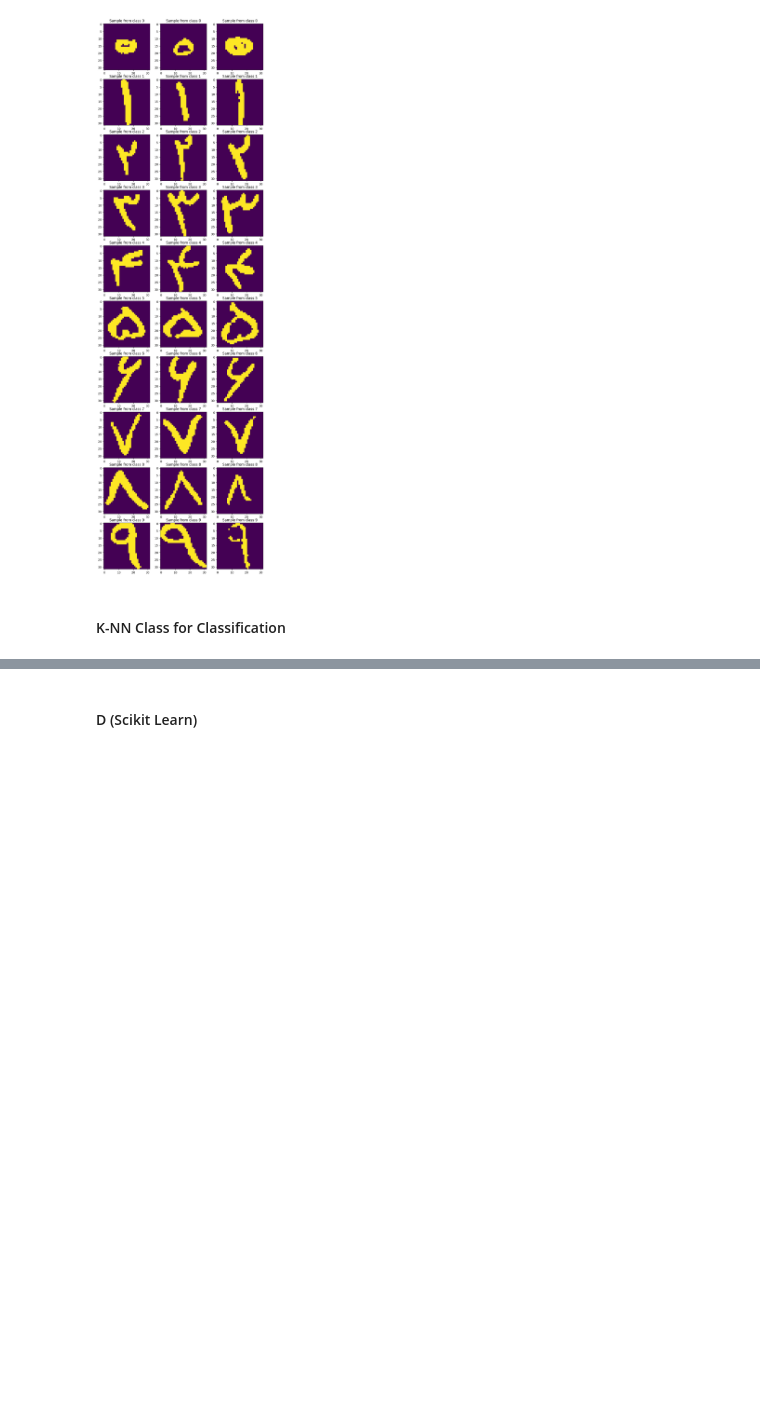
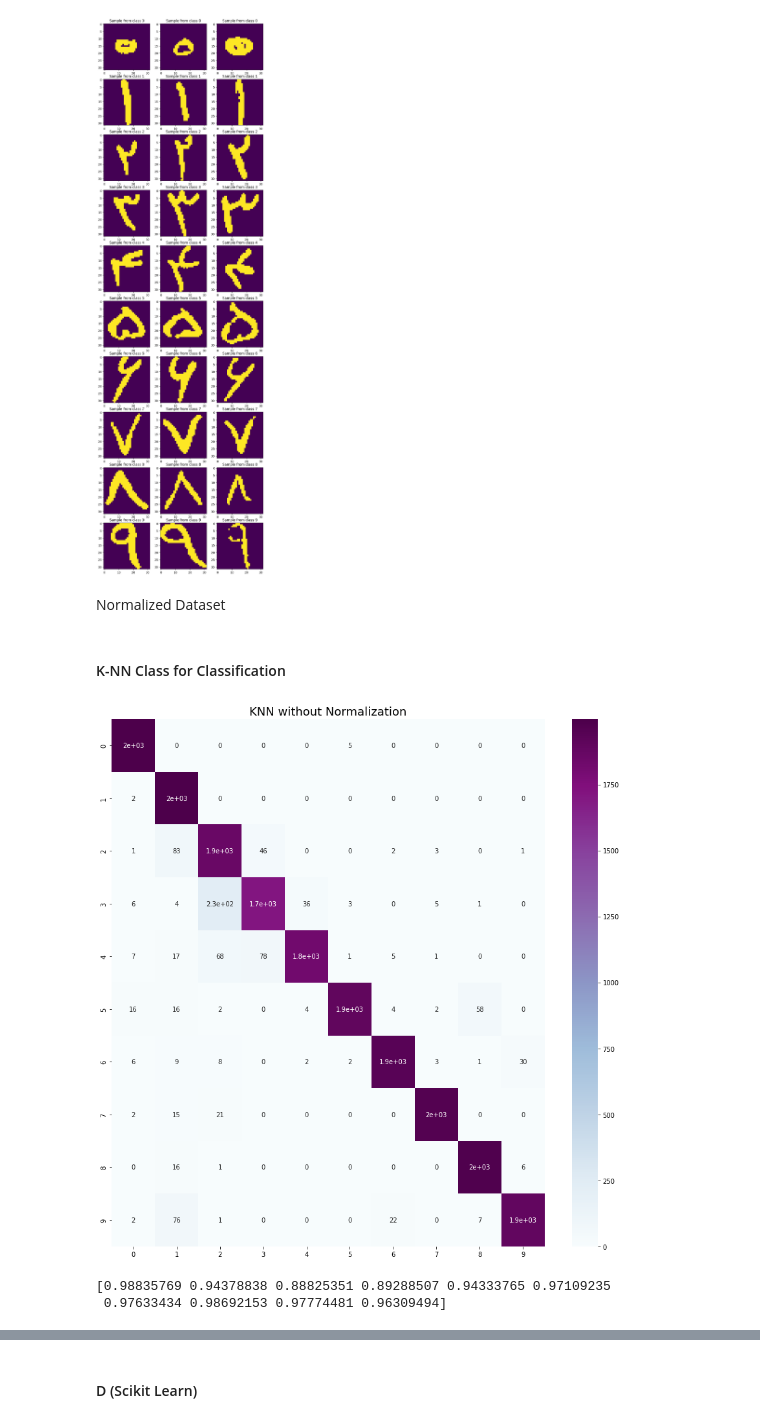
Before and after one commit to Kassra-sinaei/ML_HW_4, a Jupyter notebook: simulations/q7.ipynb, the cells around one changed output, grey strips where cells are left out. Drawn from its saved outputs; the diff is of its cells as text; code cells hidden in the pictures; blank space fills up the shorter version.

```diff
--- a/simulations/q7.ipynb
+++ b/simulations/q7.ipynb
@@ -49,3 +51,5 @@ while counter != 10:
         i += 1
 # %% [output]
 [figure]
+# %% [markdown]
+Normalized Dataset
@@ -68,13 +79,24 @@ class KNN:
     def predict(self, x):
         y = np.zeros(x.shape[0])
         for i in range(x.shape[0]):
-            distances = self.dist(self.x, np.tile(x[i],(self.n_sample,1)))
-            neighbours_id = np.argpartition(distances, self.k)
-            neighbours = self.x[neighbours_id]
+            distances = self.dist(x[i], self.x)
+            neighbours_id = np.argsort(distances)
+            neighbours = self.y[neighbours_id[:self.k]]
 
             values, counts = np.unique(neighbours, return_counts=True)
             ind = np.argmax(counts)
             y[i] = values[ind]
-        pass
-
-classifier = KNN(5, X_train, Y_train)
+        return y
+# %%
+classifier = KNN(5, X_train, Y_train)
+y_predict = classifier.predict(X_test)
+# %%
+plt.figure(figsize = (15,15))
+sns.heatmap(confusion_matrix(Y_test, y_predict), annot=True, cmap="BuPu")
+plt.title("KNN without Normalization", fontsize = 18)
+plt.show()
+print(f1_score(Y_test, y_predict, average=None))
+# %% [output]
+[figure, added]
+[0.98835769 0.94378838 0.88825351 0.89288507 0.94333765 0.97109235
+ 0.97633434 0.98692153 0.97774481 0.96309494]
```
Also changed, not shown: parts of 11 cells of this notebook.
